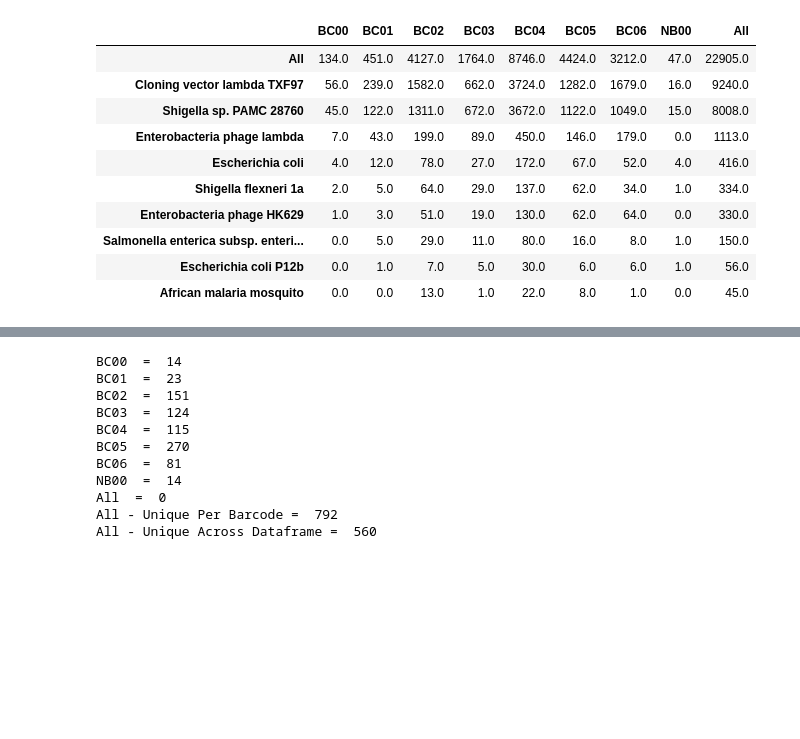
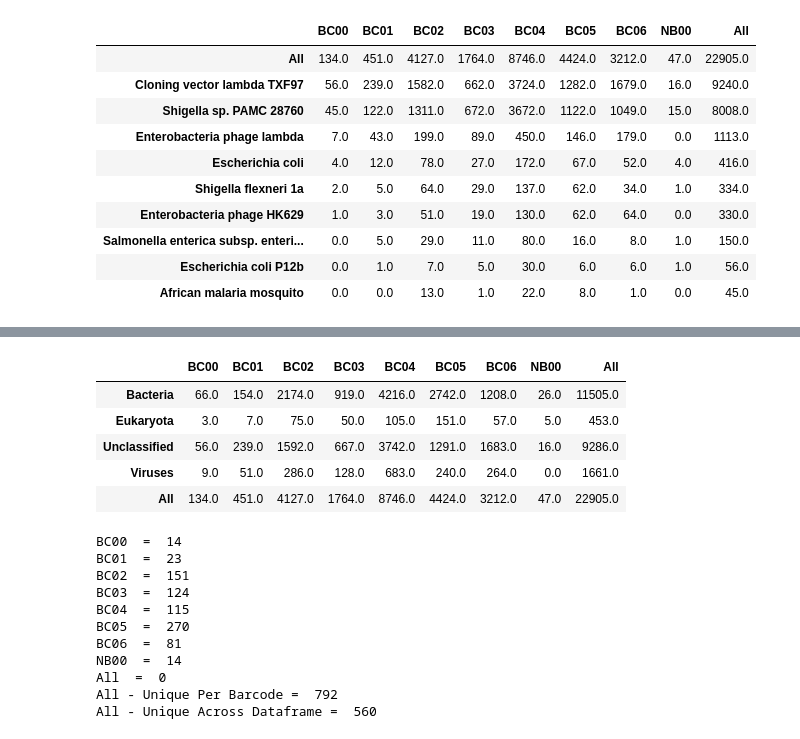
Before and after one commit to BenjaminSchwessinger/Gamran, a Jupyter notebook: MinIon_analysis_05012017_Wagga_initial-taxonomy.ipynb, the cells around one changed output, grey strips where cells are left out. Cells and saved outputs as stored; diff of their text form; code cells hidden in the pictures; blank space fills up the shorter version.

```diff
--- a/MinIon_analysis_05012017_Wagga_initial-taxonomy.ipynb
+++ b/MinIon_analysis_05012017_Wagga_initial-taxonomy.ipynb
@@ -191,3 +257,15 @@ joint_NCBI_df
+# %%
+joint_NCBI_taxonomy_pivot_table_rank = joint_NCBI_df_taxonomy.pivot_table(values='nident', index='superkingdom', columns='barcode', aggfunc='count', fill_value=0, margins=True)
+joint_NCBI_taxonomy_pivot_table_rank.index.name = None
+joint_NCBI_taxonomy_pivot_table_rank.columns.name = None
+joint_NCBI_taxonomy_pivot_table_rank
+# %% [output]
+|  | BC00 | BC01 | BC02 | BC03 | BC04 | BC05 | BC06 | NB00 | All |
+| Bacteria | 66.0 | 154.0 | 2174.0 | 919.0 | 4216.0 | 2742.0 | 1208.0 | 26.0 | 11505.0 |
+| Eukaryota | 3.0 | 7.0 | 75.0 | 50.0 | 105.0 | 151.0 | 57.0 | 5.0 | 453.0 |
+| Unclassified | 56.0 | 239.0 | 1592.0 | 667.0 | 3742.0 | 1291.0 | 1683.0 | 16.0 | 9286.0 |
+| Viruses | 9.0 | 51.0 | 286.0 | 128.0 | 683.0 | 240.0 | 264.0 | 0.0 | 1661.0 |
+| All | 134.0 | 451.0 | 4127.0 | 1764.0 | 8746.0 | 4424.0 | 3212.0 | 47.0 | 22905.0 |
 # %%
 #Number of unique tax ids per barcode in the joint_NCBI_pivot_table
 tax_id_barcode_len_list = []
```
Also changed, not shown: parts of 14 cells of this notebook.
